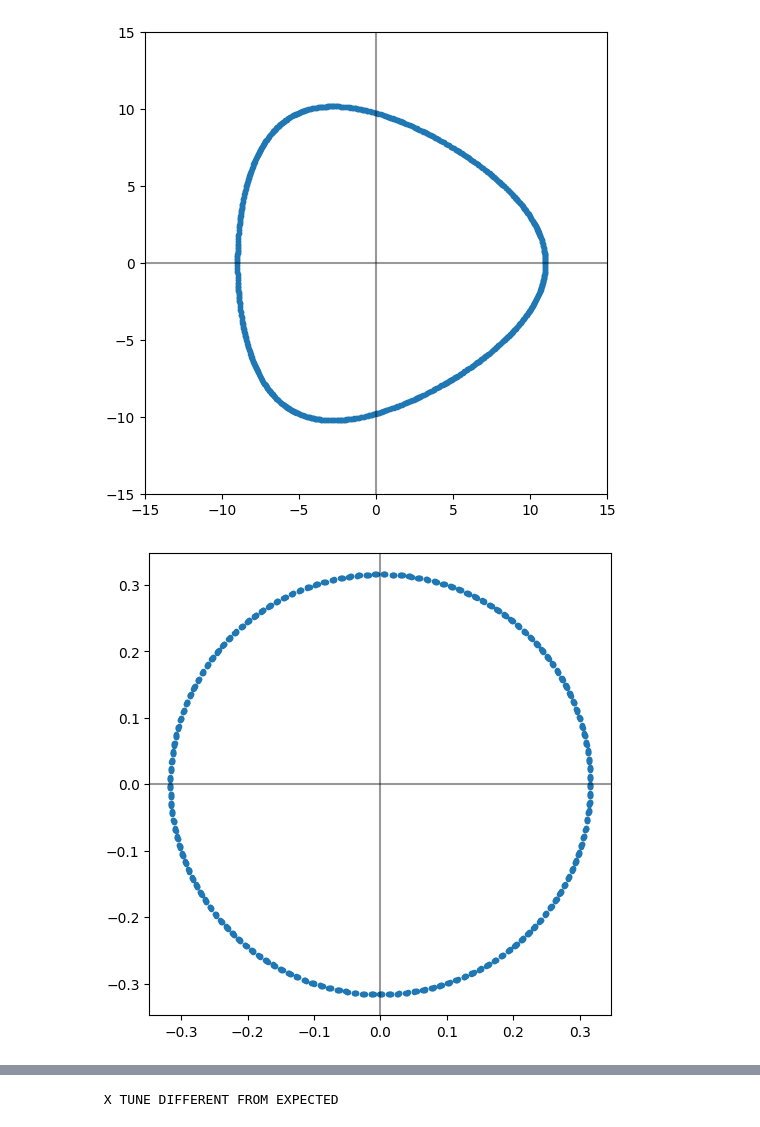
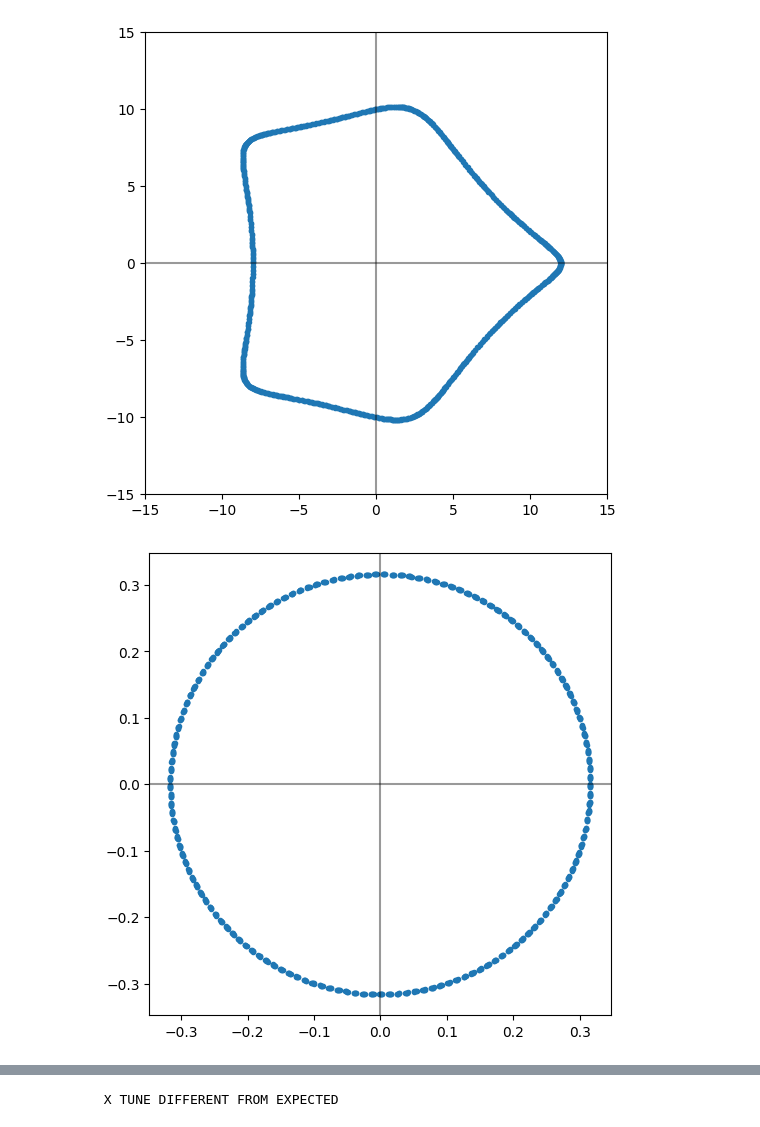
Before and after one commit to pbelange/PySUSSIX, a Jupyter notebook: test_sussix.ipynb, the cells around one changed output, grey strips where cells are left out. Drawn from its saved outputs; the diff is of its cells as text; code cells hidden in the pictures.

```diff
--- a/test_sussix.ipynb
+++ b/test_sussix.ipynb
@@ -16,37 +16,37 @@ Jx    = (0.5*(10**2))
 Jy    = 1e-3*Jx
 psi0  = 0#0.25
 
-mn = [(2,0)]
+mn = [(2,0),(4,0)]
 aj = [0.02*Jx,0.02*Jx,0.02*Jx]
 phasors = sum([a*np.exp(1j*(2*np.pi*(m*Qx+n*Qy)*N + 0)) for (m,n),a in zip(mn,aj)])
 
 hx = np.sqrt(2*Jx)*np.exp(-1j*(2*np.pi*Qx*N - psi0)) + phasors
 x  = hx.real
 px = hx.imag
 
 hy = np.sqrt(2*Jy)*np.exp(-1j*(2*np.pi*Qy*N - psi0))
 y  = hy.real
 py = hy.imag
 
 plt.figure(figsize=(6,6))
 plt.plot(x,px,'.')
 # plt.plot(hx.real,hx.imag,'.',ms=2)
 plt.axhline(0,color='k',alpha=0.4)
 plt.axvline(0,color='k',alpha=0.4)
 plt.axis('square');
 plt.xlim([-15,15])
 plt.ylim([-15,15])
 
 
 plt.figure(figsize=(6,6))
 plt.plot(y,py,'.')
 # plt.plot(hx.real,hx.imag,'.',ms=2)
 plt.axhline(0,color='k',alpha=0.4)
 plt.axvline(0,color='k',alpha=0.4)
 plt.axis('square');
 # plt.xlim([-15,15])
 # plt.ylim([-15,15])
 #
 # %% [output]
-[figure, old version]
+[figure, new version]
 [figure]
```
Also changed, not shown: parts of 20 cells of this notebook, 5 other files.
